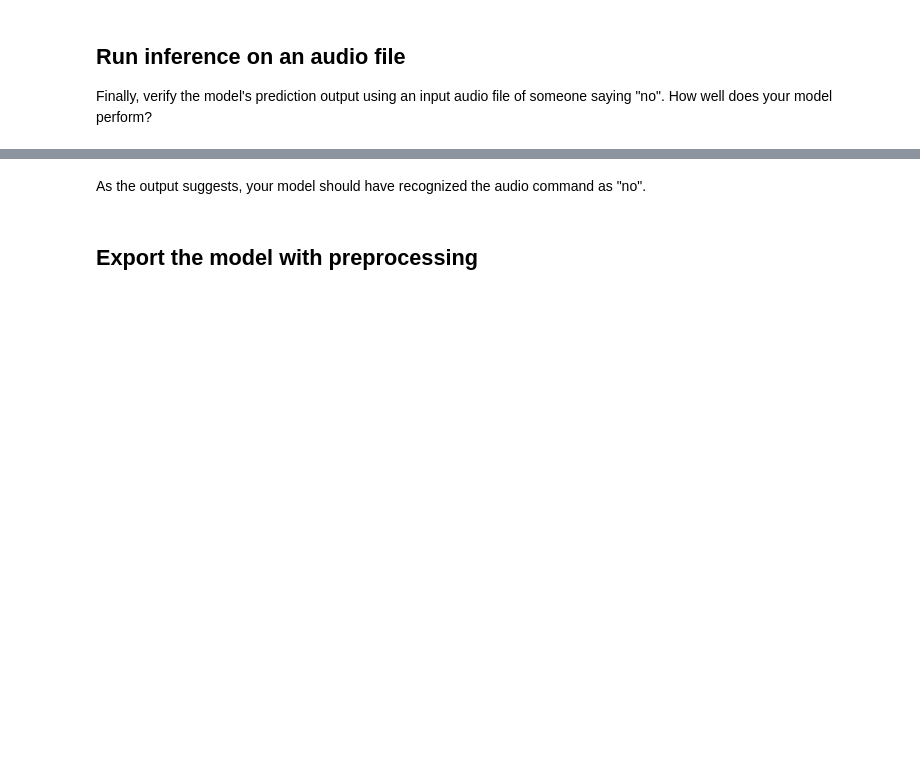
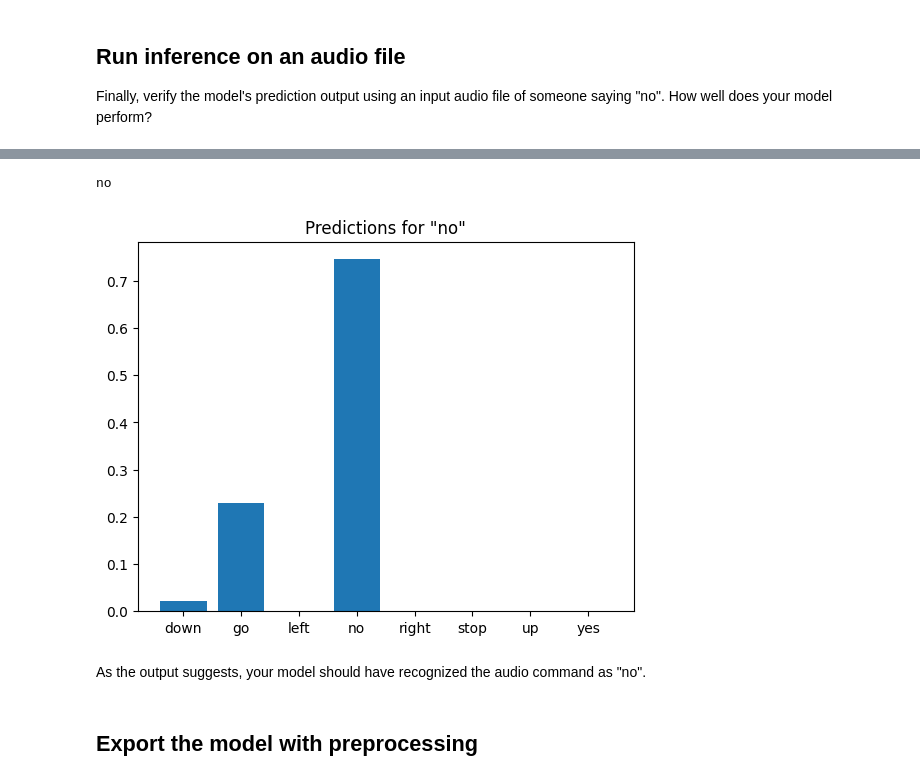
Before and after one commit to TheBrandalorian/AISpeechScott, a Jupyter notebook: site/en/tutorials/audio/simple_audio.ipynb, the cells around one changed output, grey strips where cells are left out. Drawn from its saved outputs; the diff is of its cells as text; code cells hidden in the pictures; blank space fills up the shorter version.

```diff
--- a/site/en/tutorials/audio/simple_audio.ipynb
+++ b/site/en/tutorials/audio/simple_audio.ipynb
@@ -510,3 +491,29 @@ display.display(display.Audio(waveform, rate=16000))
+# %%
+sample_file = data_dir/'no/01bb6a2a_nohash_0.wav'
+
+# Load and preprocess the sample audio file
+audio, _ = tf.audio.decode_wav(tf.io.read_file(str(sample_file)), desired_channels=1, desired_samples=16000)
+audio = tf.squeeze(audio, axis=-1)
+spectrogram = get_spectrogram(audio)
+
+# Add a batch dimension for inference
+spectrogram = spectrogram[tf.newaxis, ...]
+
+# Get the true label for the sample file
+# Assuming the directory name is the label
+true_label = sample_file.parent.name
+true_label_index = np.where(label_names == true_label)[0][0]
+
+
+prediction = model(spectrogram)
+label_pred = np.argmax(prediction, axis=1)
+print(commands[label_pred[0]])
+plt.bar(label_names, tf.nn.softmax(prediction[0]))
+plt.title(f'Predictions for "{label_names[true_label_index]}"')
+plt.show()
+# %% [output]
+no
+[figure, added]
 # %% [markdown]
 As the output suggests, your model should have recognized the audio command as "no".
 # %% [markdown]
```
Also changed, not shown: parts of 9 cells of this notebook.
